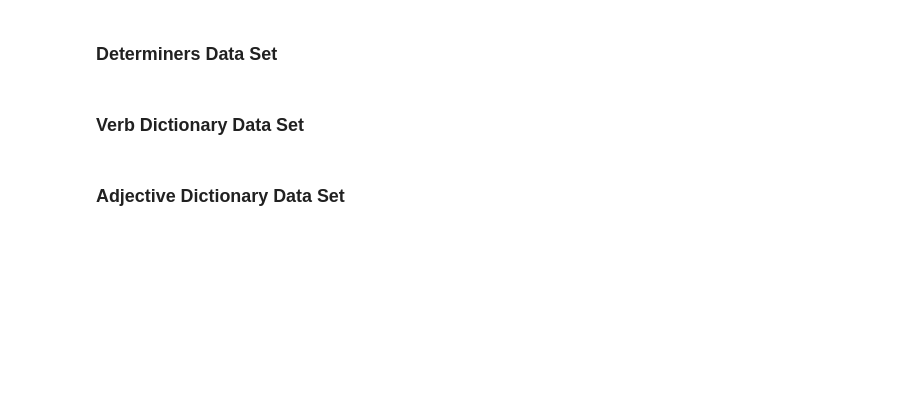
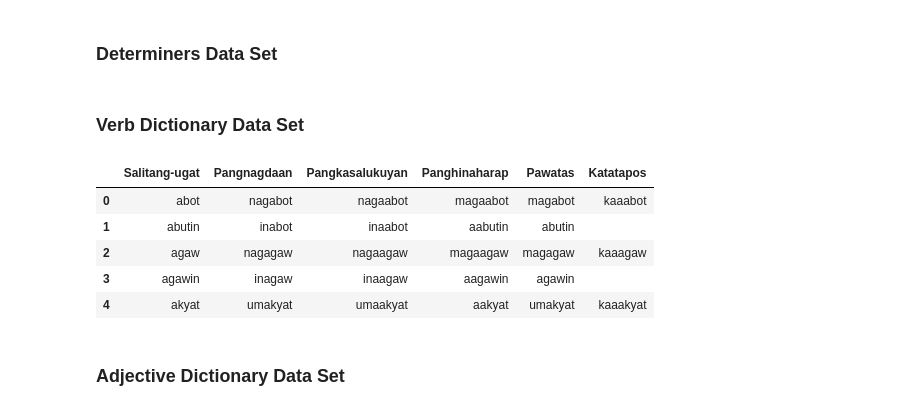
Before and after one commit to JakeCob/Ilokano-to-Tagalog-Machince-Translation, a Jupyter notebook: notebooks/Tagalog to Ilokano/rule_based_tl.ipynb, the cells around one changed output. Cells and saved outputs as stored; diff of their text form; code cells hidden in the pictures; blank space fills up the shorter version.

```diff
--- a/notebooks/Tagalog to Ilokano/rule_based_tl.ipynb
+++ b/notebooks/Tagalog to Ilokano/rule_based_tl.ipynb
@@ -48,9 +55,16 @@ adj_color_list = ['itim', 'asul', 'kayumanggi', 'kulay-abo', 'berde', 'kahel', '
 # %% [markdown]
 ### Verb Dictionary Data Set
 # %%
-verb_dict = pd.read_json('../../src/json data/verb_dict.json')
+verb_dict = pd.read_json('../../src/json data/Tagalog to Ilokano/verb_dict.json')
 
 verb_dict.head()
+# %% [output]
+|  | Salitang-ugat | Pangnagdaan | Pangkasalukuyan | Panghinaharap | Pawatas | Katatapos |
+| 0 | abot | nagabot | nagaabot | magaabot | magabot | kaaabot |
+| 1 | abutin | inabot | inaabot | aabutin | abutin |  |
+| 2 | agaw | nagagaw | nagaagaw | magaagaw | magagaw | kaaagaw |
+| 3 | agawin | inagaw | inaagaw | aagawin | agawin |  |
+| 4 | akyat | umakyat | umaakyat | aakyat | umakyat | kaaakyat |
 # %% [markdown]
 ### Adjective Dictionary Data Set
 # %%
```
Also changed, not shown: parts of 7 cells of this notebook, 15 other files.
